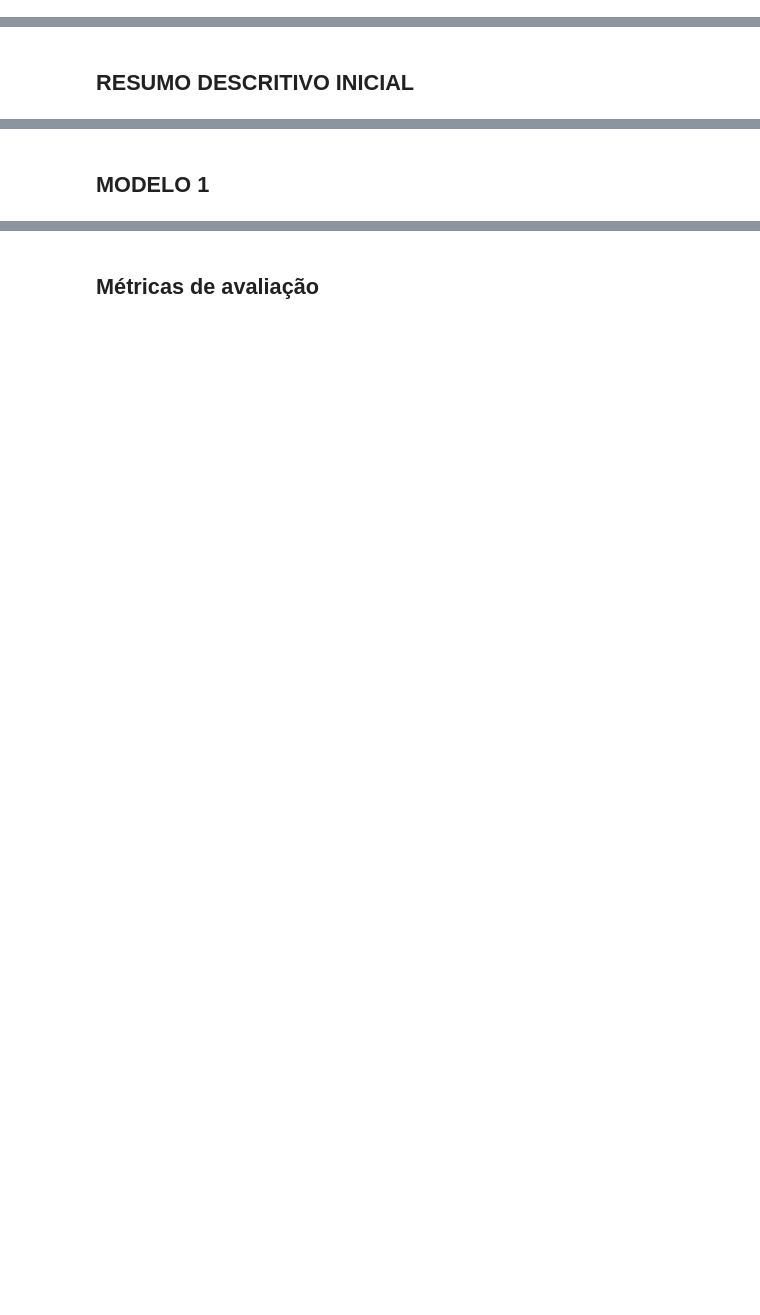
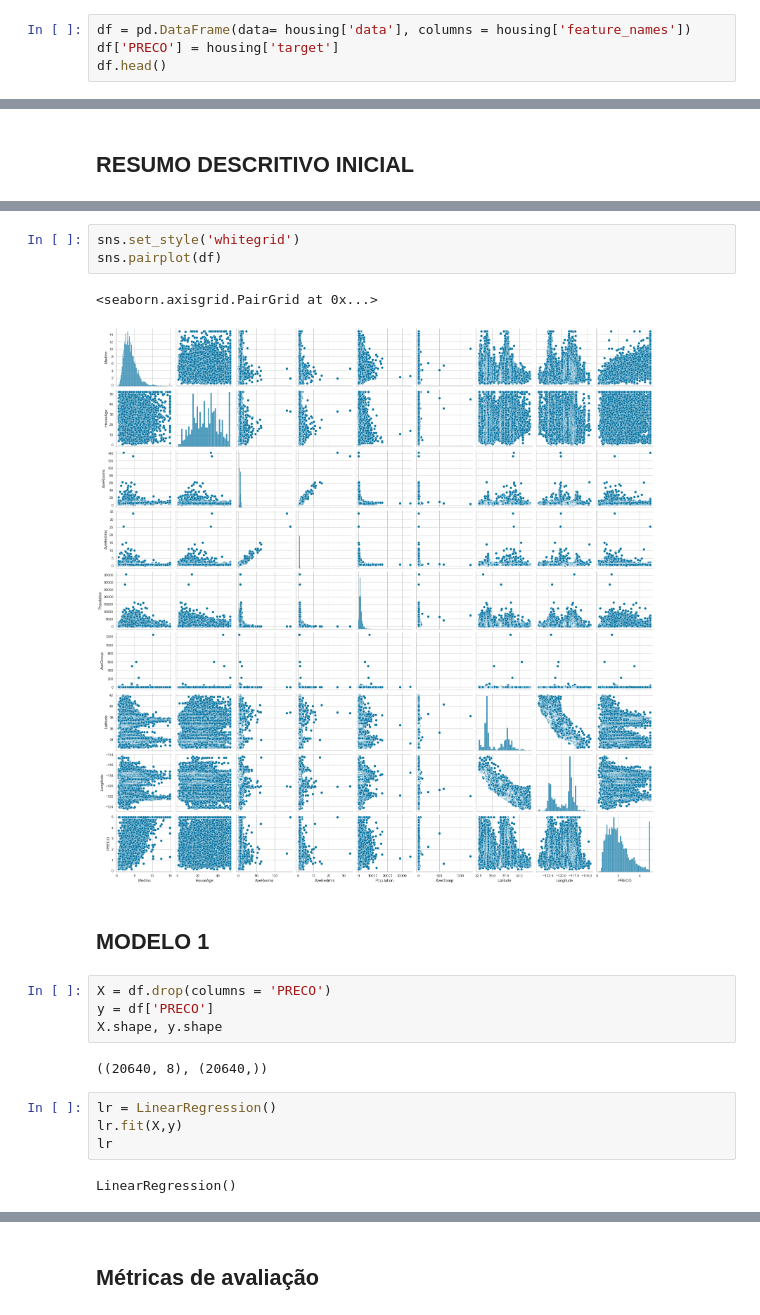
Before and after one commit to carlos-cardoso84/napp_group, a Jupyter notebook: aula_3.ipynb, the cells around one changed output, grey strips where cells are left out. Drawn from its saved outputs; the diff is of its cells as text; blank space fills up the shorter version.

```diff
--- a/aula_3.ipynb
+++ b/aula_3.ipynb
@@ -19,3 +19,7 @@ from sklearn.ensemble import RandomForestRegressor
 housing = fetch_california_housing()
 # %% [markdown]
 ## TRANSFORMANDO EM UM DF
+# %%
+df = pd.DataFrame(data= housing['data'], columns = housing['feature_names'])
+df['PRECO'] = housing['target']
+df.head()
@@ -24,2 +79,20 @@ housing = fetch_california_housing()
+# %%
+sns.set_style('whitegrid')
+sns.pairplot(df)
+# %% [output]
+<seaborn.axisgrid.PairGrid at 0x...>
+[figure, added]
 # %% [markdown]
 ## MODELO 1
+# %%
+X = df.drop(columns = 'PRECO')
+y = df['PRECO']
+X.shape, y.shape
+# %% [output]
+((20640, 8), (20640,))
+# %%
+lr = LinearRegression()
+lr.fit(X,y)
+lr
+# %% [output]
+LinearRegression()
```
Also changed, not shown: parts of 18 cells of this notebook.
